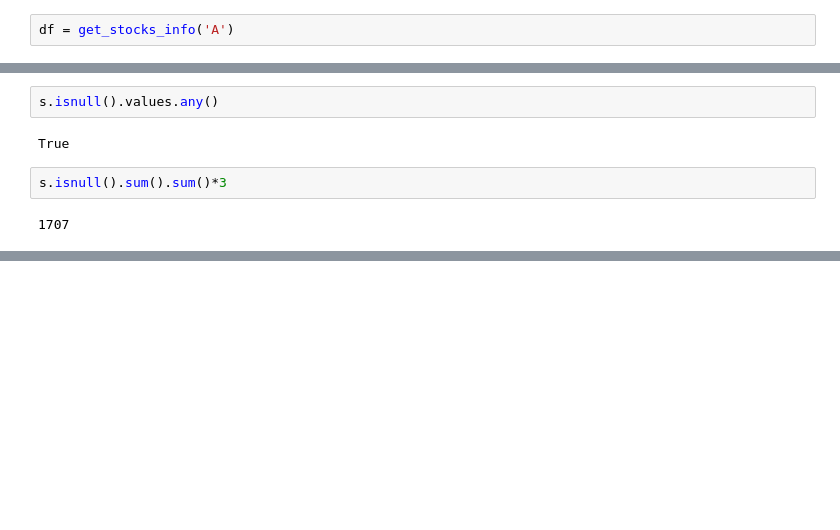
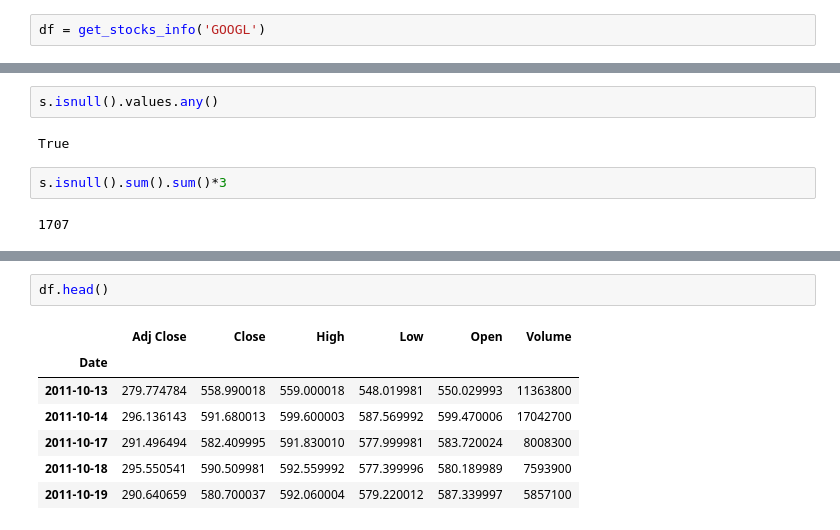
Before and after one commit to mohdkashif93/Stock-Predictor, a Jupyter notebook: Capstone.ipynb, the cells around one changed output, grey strips where cells are left out. Saved outputs shown, nothing was run; the diff lists cells and outputs as text; blank space fills up the shorter version.

Commit message:
added stock features
TODO : Resolve split error

```diff
--- a/Capstone.ipynb
+++ b/Capstone.ipynb
@@ -96,2 +107,2 @@ df = df.reindex(df.index.rename('Date'))
 # %%
-df = get_stocks_info('A')
+df = get_stocks_info('GOOGL')
@@ -158,0 +191,10 @@ s.isnull().sum().sum()*3
+# %%
+df.head()
+# %% [output]
+|  | Adj Close | Close | High | Low | Open | Volume |
+| Date |  |  |  |  |  |  |
+| 2011-10-13 | 279.774784 | 558.990018 | 559.000018 | 548.019981 | 550.029993 | 11363800 |
+| 2011-10-14 | 296.136143 | 591.680013 | 599.600003 | 587.569992 | 599.470006 | 17042700 |
+| 2011-10-17 | 291.496494 | 582.409995 | 591.830010 | 577.999981 | 583.720024 | 8008300 |
+| 2011-10-18 | 295.550541 | 590.509981 | 592.559992 | 577.399996 | 580.189989 | 7593900 |
+| 2011-10-19 | 290.640659 | 580.700037 | 592.060004 | 579.220012 | 587.339997 | 5857100 |
```
Also changed, not shown: parts of 28 cells of this notebook.
